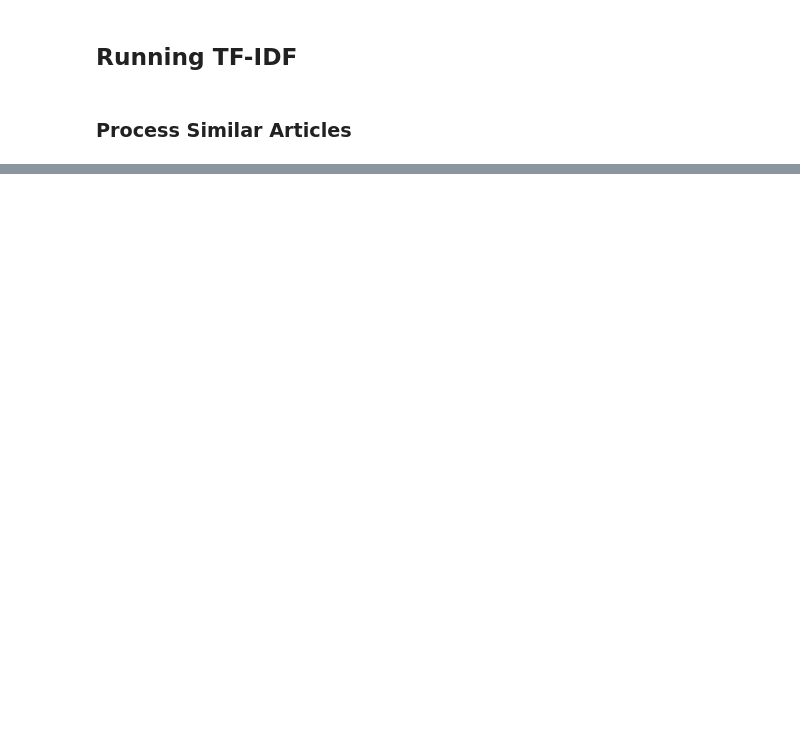
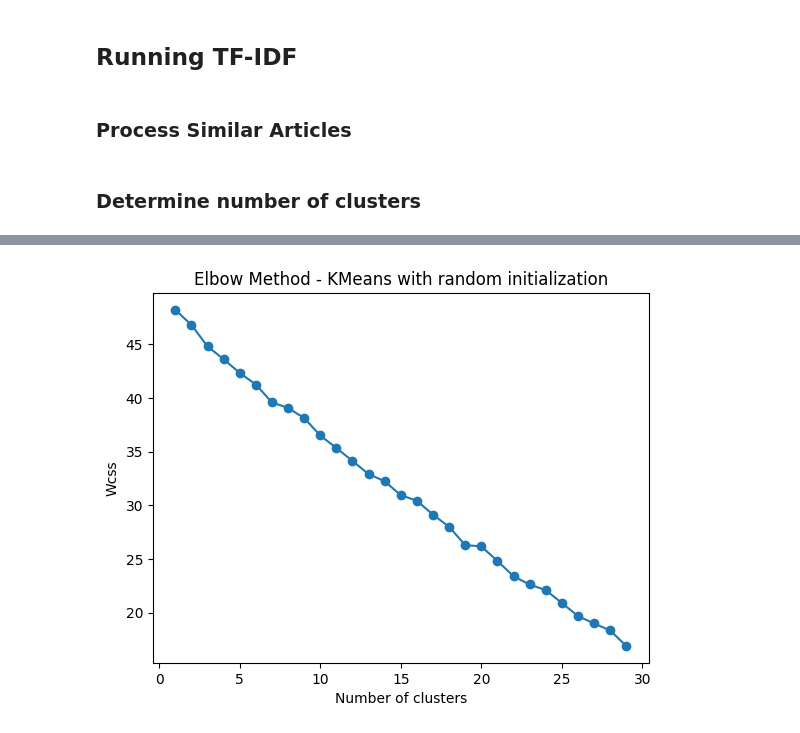
Before and after one commit to davidschep/NewsComparison, a Jupyter notebook: Jupyter_notebook_handin.ipynb, the cells around one changed output, grey strips where cells are left out. Saved outputs shown, nothing was run; the diff lists cells and outputs as text; code cells hidden in the pictures; blank space fills up the shorter version.

```diff
--- a/Jupyter_notebook_handin.ipynb
+++ b/Jupyter_notebook_handin.ipynb
@@ -683,3 +686,10 @@ First 20 entries in data (size 50):
 ## Running TF-IDF
 # %% [markdown]
 ### Process Similar Articles
+# %% [markdown]
+### Determine number of clusters
+# %%
+tfidf_dataframe = extract_documents(data.copy())
+
+elbow_method(tfidf_dataframe)
+# %% [output]
@@ -686,3 +699,4 @@ First 20 entries in data (size 50):
+[figure, added]
 # %%
 nr_clusters = 8 # Number of clusters
 
```
Also changed, not shown: parts of 5 cells of this notebook.
